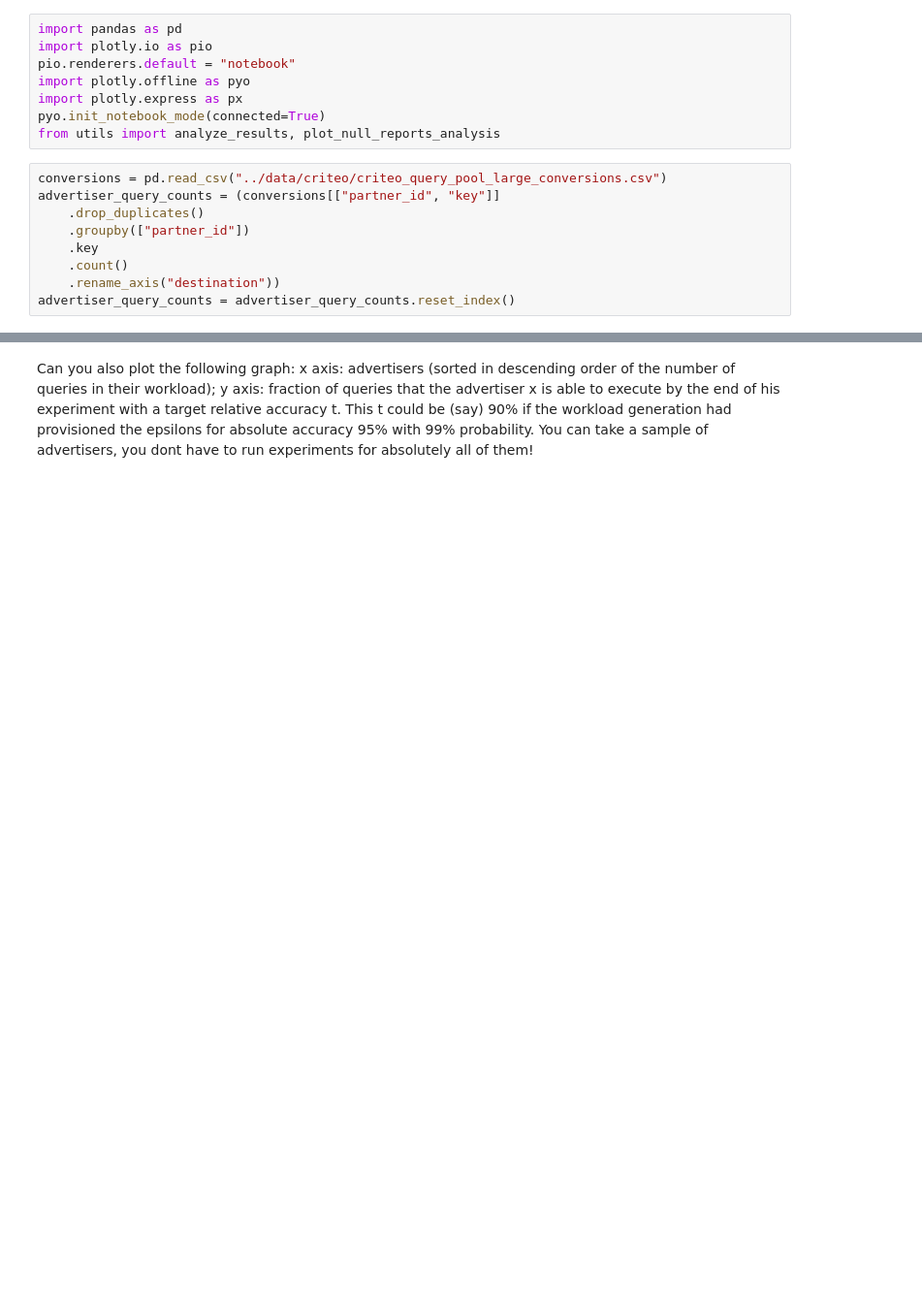
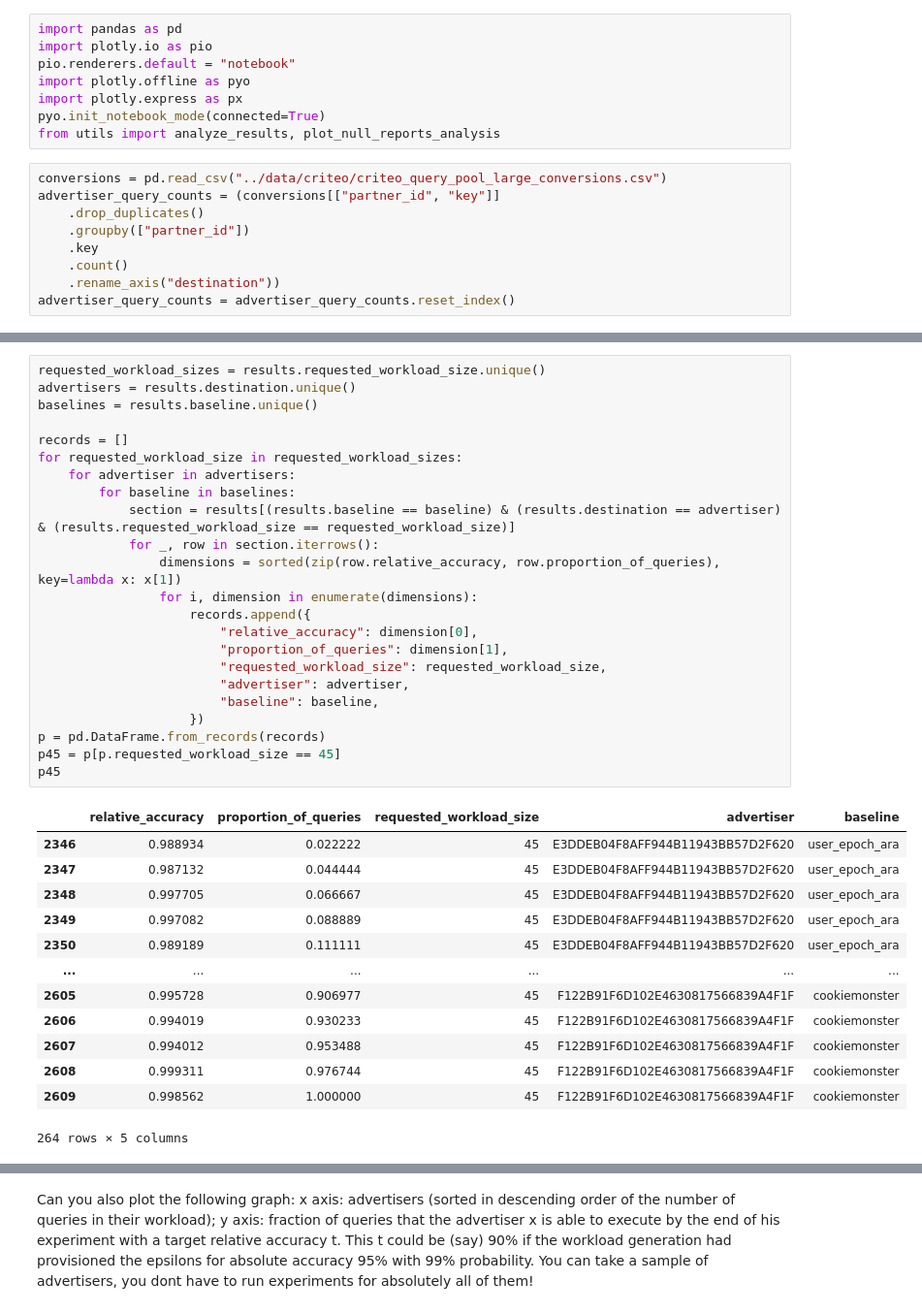
Before and after one commit to columbia/cookiemonster, a Jupyter notebook: notebooks/criteo_analysis.ipynb, the cells around one changed output, grey strips where cells are left out. Shown at 97% size. Saved outputs shown, nothing was run; the diff lists cells and outputs as text; blank space fills up the shorter version.

Commit message:
cdf for relative accuracy

```diff
--- a/notebooks/criteo_analysis.ipynb
+++ b/notebooks/criteo_analysis.ipynb
@@ -41,0 +42,37 @@ results
+# %%
+requested_workload_sizes = results.requested_workload_size.unique()
+advertisers = results.destination.unique()
+baselines = results.baseline.unique()
+
+records = []
+for requested_workload_size in requested_workload_sizes:
+    for advertiser in advertisers:
+        for baseline in baselines:
+            section = results[(results.baseline == baseline) & (results.destination == advertiser) & (results.requested_workload_size == requested_workload_size)]
+            for _, row in section.iterrows():
+                dimensions = sorted(zip(row.relative_accuracy, row.proportion_of_queries), key=lambda x: x[1])
+                for i, dimension in enumerate(dimensions):
+                    records.append({
+                        "relative_accuracy": dimension[0],
+                        "proportion_of_queries": dimension[1],
+                        "requested_workload_size": requested_workload_size,
+                        "advertiser": advertiser,
+                        "baseline": baseline,
+                    })
+p = pd.DataFrame.from_records(records)
+p45 = p[p.requested_workload_size == 45]
+p45
+# %% [output]
+|  | relative_accuracy | proportion_of_queries | requested_workload_size | advertiser | baseline |
+| 2346 | 0.988934 | 0.022222 | 45 | E3DDEB04F8AFF944B11943BB57D2F620 | user_epoch_ara |
+| 2347 | 0.987132 | 0.044444 | 45 | E3DDEB04F8AFF944B11943BB57D2F620 | user_epoch_ara |
+| 2348 | 0.997705 | 0.066667 | 45 | E3DDEB04F8AFF944B11943BB57D2F620 | user_epoch_ara |
+| 2349 | 0.997082 | 0.088889 | 45 | E3DDEB04F8AFF944B11943BB57D2F620 | user_epoch_ara |
+| 2350 | 0.989189 | 0.111111 | 45 | E3DDEB04F8AFF944B11943BB57D2F620 | user_epoch_ara |
+| ... | ... | ... | ... | ... | ... |
+| 2605 | 0.995728 | 0.906977 | 45 | F122B91F6D102E4630817566839A4F1F | cookiemonster |
+| 2606 | 0.994019 | 0.930233 | 45 | F122B91F6D102E4630817566839A4F1F | cookiemonster |
+| 2607 | 0.994012 | 0.953488 | 45 | F122B91F6D102E4630817566839A4F1F | cookiemonster |
+| 2608 | 0.999311 | 0.976744 | 45 | F122B91F6D102E4630817566839A4F1F | cookiemonster |
+| 2609 | 0.998562 | 1.000000 | 45 | F122B91F6D102E4630817566839A4F1F | cookiemonster |
+264 rows × 5 columns
```
Also changed, not shown: parts of 6 cells of this notebook, 3 other files.
